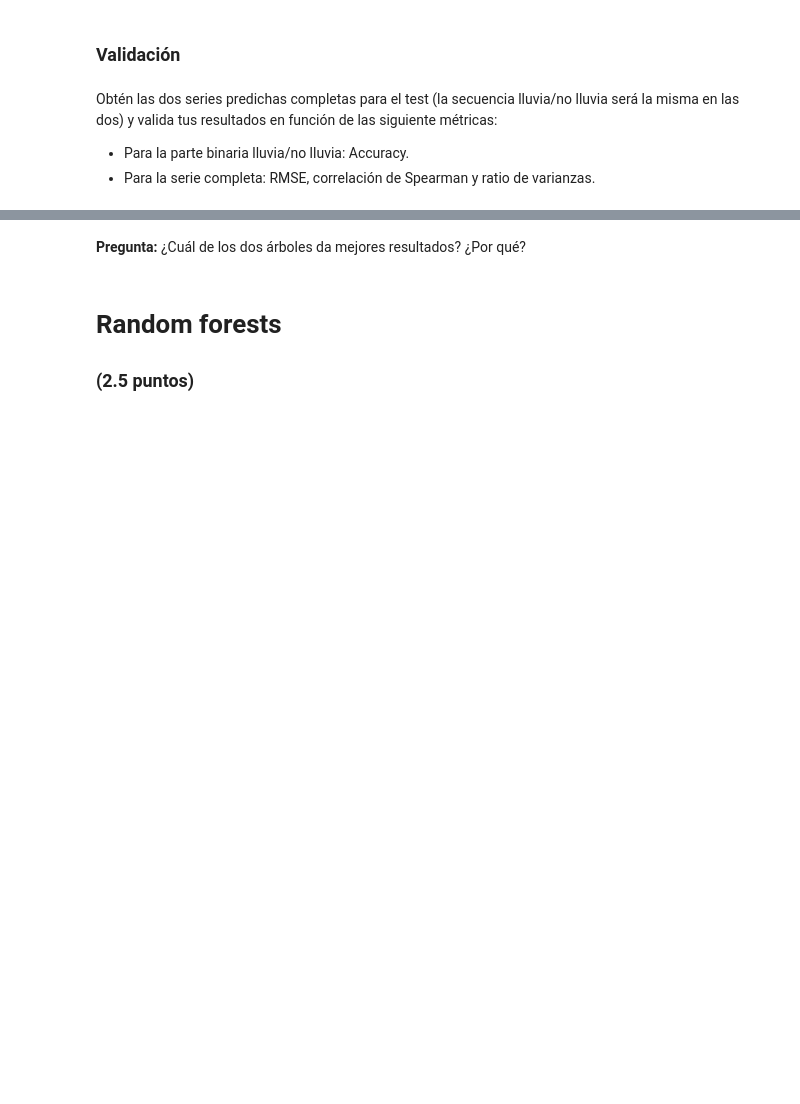
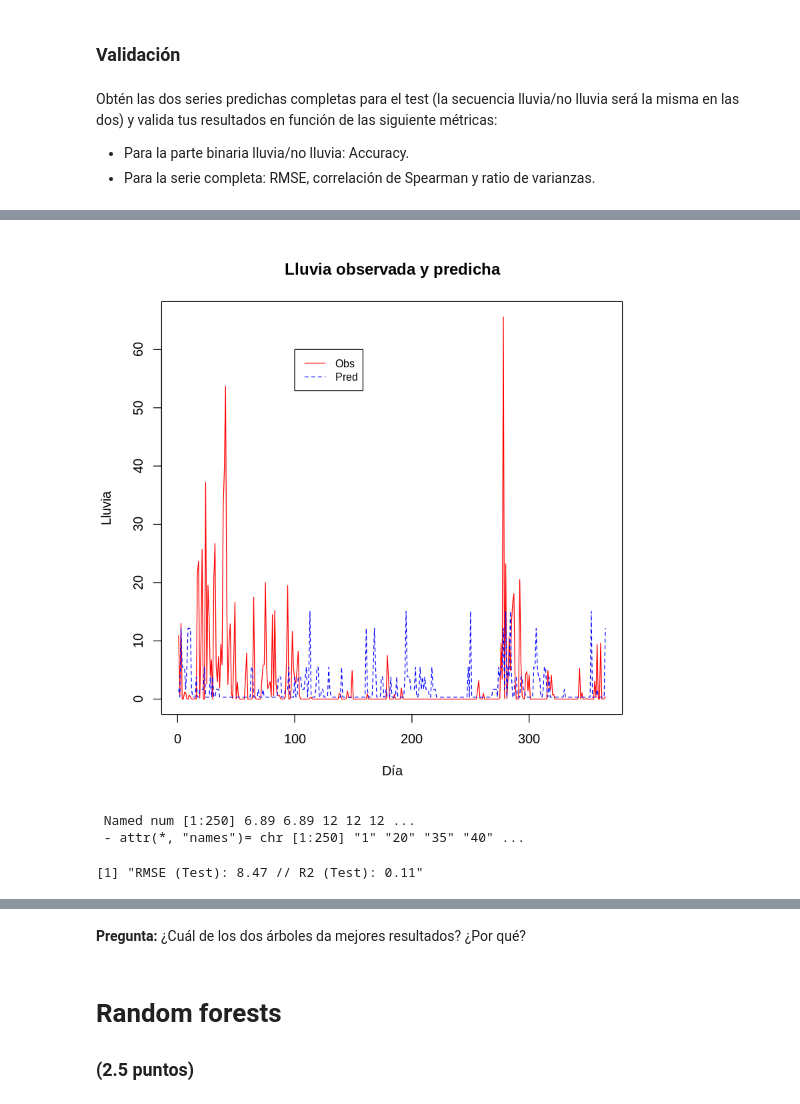
Before and after one commit to yerartdev/uc-m1966-datamining, a Jupyter notebook: d3/S17-T03_LAB_IntercomparisonTechniques.ipynb, the cells around one changed output, grey strips where cells are left out. Drawn from its saved outputs; the diff is of its cells as text; code cells hidden in the pictures; blank space fills up the shorter version.

```diff
--- a/d3/S17-T03_LAB_IntercomparisonTechniques.ipynb
+++ b/d3/S17-T03_LAB_IntercomparisonTechniques.ipynb
@@ -747,6 +809,22 @@ paste('')
 # %%
 #::GMG::Ejemplo de lluvia observada y predicha (365 primeros días)
-#plot(df_amount$y[1:365], type = "l",col = "red",
-#     xlab = "Día", ylab = "Lluvia",
-#     main = "Lluvia observada y predicha")
-#lines(pred_amount[1:365], type = "l", col = "blue")
+plot(df_amount$y[1:365], type = "l",col = "red",
+     xlab = "Día", lty = 1, ylab = "Lluvia",
+     main = "Lluvia observada y predicha")
+lines(pred_amount[1:365],
+      type = "l", lty = 2, col = "blue")
+legend(100, 60, legend=c("Obs", "Pred"),
+       col=c("red", "blue"), lty=1:2, cex=0.8)
+# %% [output]
+[figure, added]
+# %%
+#::GMG::Precipitación
+## solo lluvia
+str(pred_amount_rainy)
+paste('RMSE (Test):', round(RMSE_amount_rainy,2),
+      '// R2 (Test):', round(R2_amount_rainy,2)
+     )
+# %% [output]
+ Named num [1:250] 6.89 6.89 12 12 12 ...
+ - attr(*, "names")= chr [1:250] "1" "20" "35" "40" ...
+[1] "RMSE (Test): 8.47 // R2 (Test): 0.11"
```
Also changed, not shown: parts of 12 cells of this notebook.
